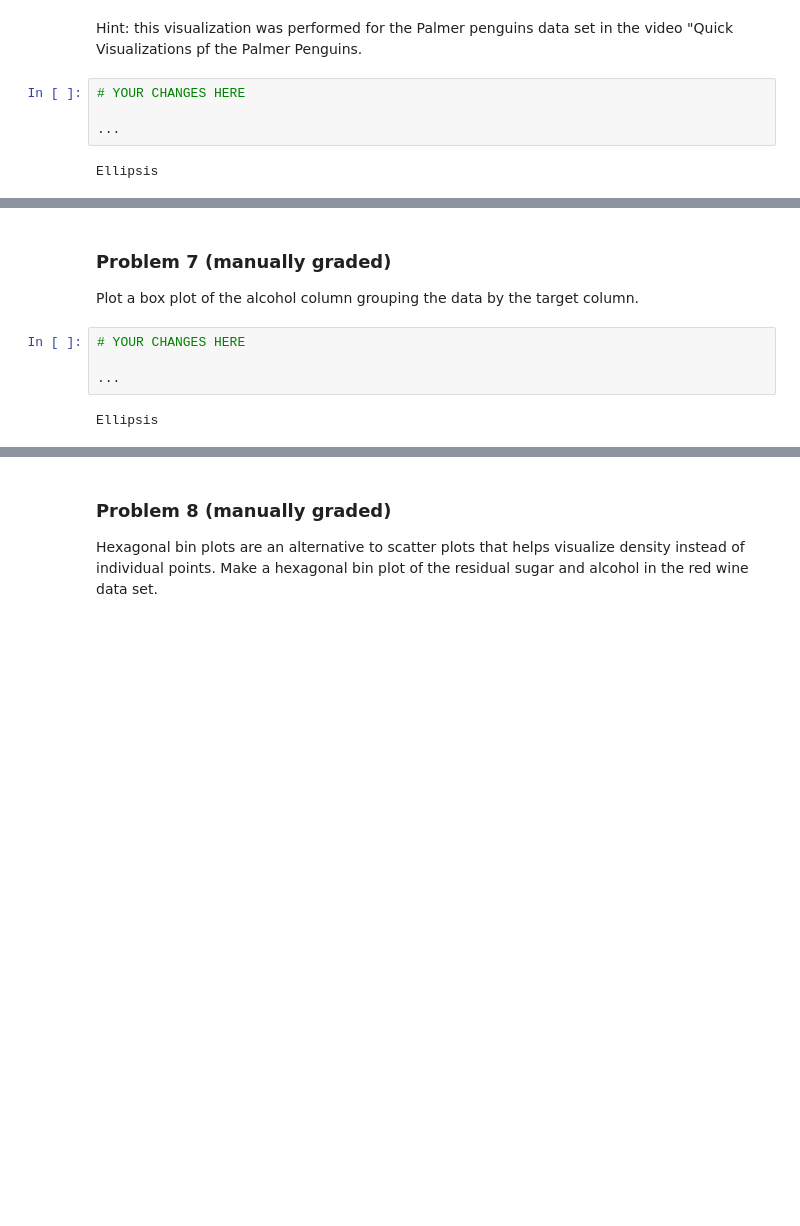
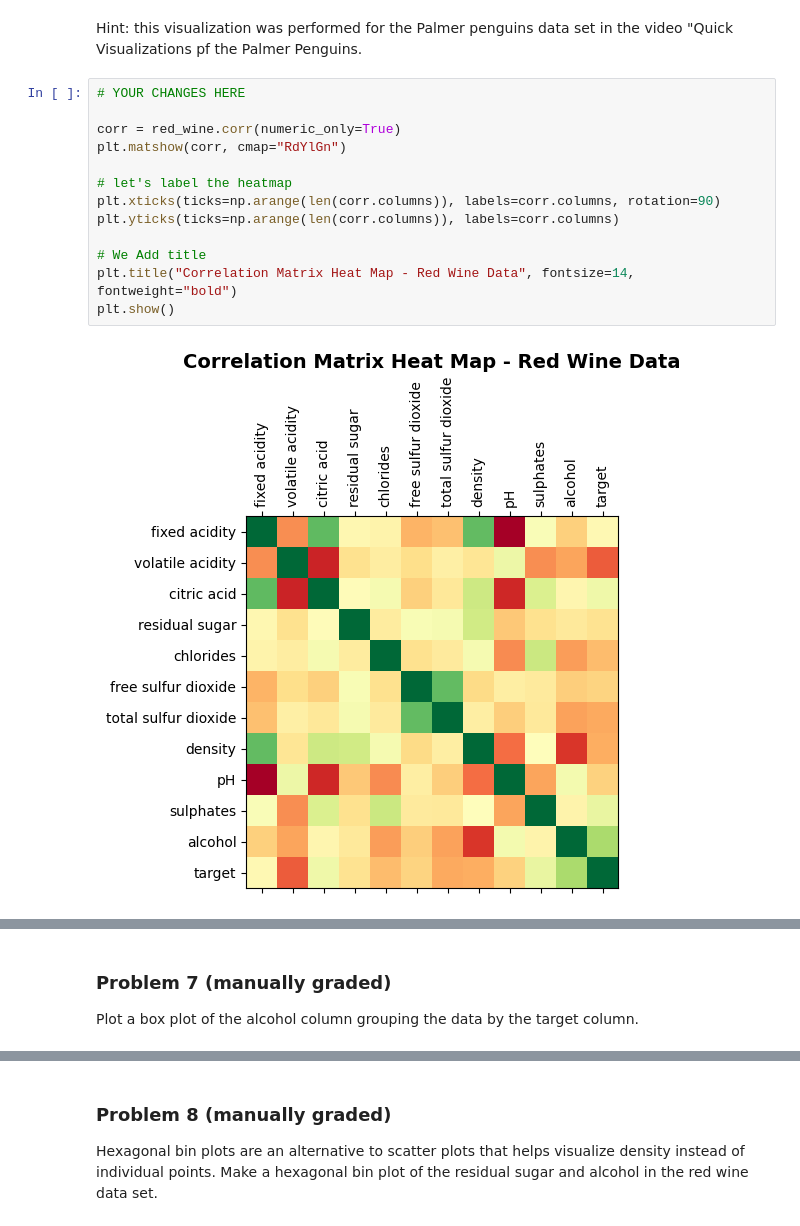
Before and after one commit to jasser-dh/dx602-homework-10, a Jupyter notebook: homework.ipynb, the cells around one changed output, grey strips where cells are left out. Saved outputs shown, nothing was run; the diff lists cells and outputs as text; blank space fills up the shorter version.

```diff
--- a/homework.ipynb
+++ b/homework.ipynb
@@ -171,21 +170,24 @@ plt.subplots_adjust(hspace=0.3, wspace=0.3)
 Plot the correlation matrix of the red wine data set as a heat map.
 # %% [markdown]
 Hint: this visualization was performed for the Palmer penguins data set in the video "Quick Visualizations pf the Palmer Penguins.
-# %%
-# YOUR CHANGES HERE
-
-...
-# %% [output]
-Ellipsis
+# %%
+# YOUR CHANGES HERE
+
+corr = red_wine.corr(numeric_only=True)
+plt.matshow(corr, cmap="RdYlGn")
+
+# let's label the heatmap
+plt.xticks(ticks=np.arange(len(corr.columns)), labels=corr.columns, rotation=90)
+plt.yticks(ticks=np.arange(len(corr.columns)), labels=corr.columns)
+
+# We Add title
+plt.title("Correlation Matrix Heat Map - Red Wine Data", fontsize=14, fontweight="bold")
+plt.show()
+# %% [output]
+[figure, added]
 # %% [markdown]
 <div style="page-break-after: always;"></div>
 # %% [markdown]
 ### Problem 7 (manually graded)
 
 Plot a box plot of the alcohol column grouping the data by the target column.
-# %%
-# YOUR CHANGES HERE
-
-...
-# %% [output]
-Ellipsis
```
Also changed, not shown: parts of 8 cells of this notebook.
